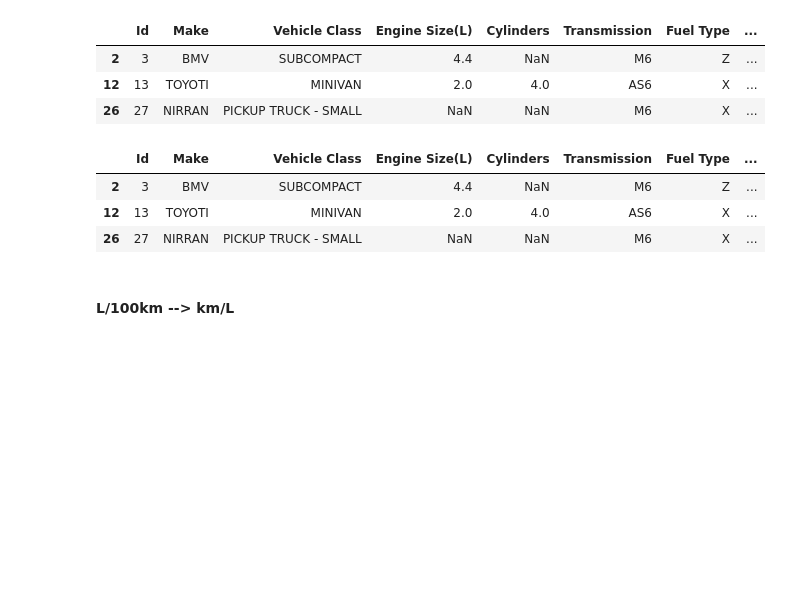
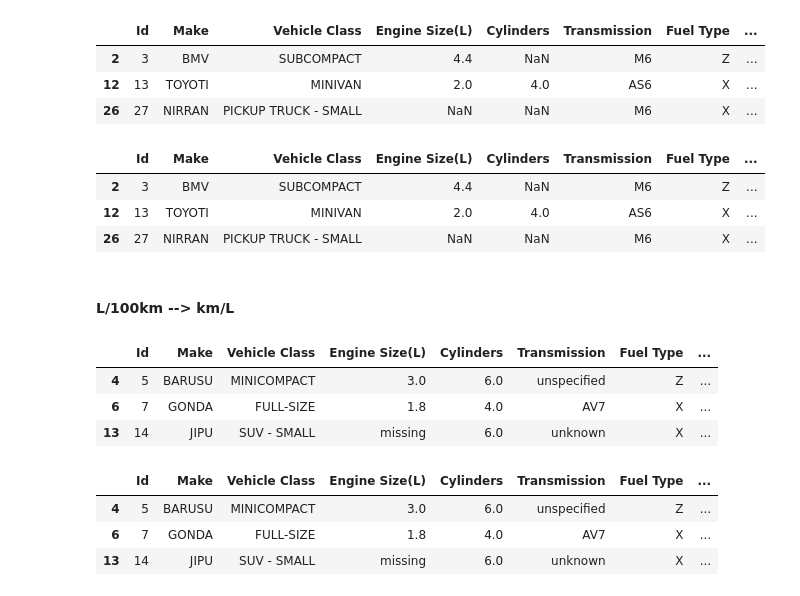
Before and after one commit to radyadhewa/Kaggle-Data-Slayer-2023, a Jupyter notebook: data-slayer.ipynb, the cells around one changed output. Saved outputs shown, nothing was run; the diff lists cells and outputs as text; code cells hidden in the pictures; blank space fills up the shorter version.

```diff
--- a/data-slayer.ipynb
+++ b/data-slayer.ipynb
@@ -294,5 +294,17 @@ df_train[df_train['MeasureUnit_FuelCity'] == 'L/10km'].head(3)
 # %% [markdown]
 #### L/100km --> km/L
 # %%
-df_checking['numeric_FuelCity'] = np.where(df_train['MeasureUnit_FuelCity'] == 'L/10km', 1 / df_train['numeric_FuelCity'], df_train['numeric_FuelCity'])
-df_checking[df_checking['MeasureUnit_FuelCity'] == 'L/10km'].head(3)
+df_checking['numeric_FuelCity'] = np.where(df_train['MeasureUnit_FuelCity'] == 'L/100km', 100 / df_train['numeric_FuelCity'], df_train['numeric_FuelCity'])
+df_checking[df_checking['MeasureUnit_FuelCity'] == 'L/100km'].head(3)
+# %% [output]
+|  | Id | Make | Vehicle Class | Engine Size(L) | Cylinders | Transmission | Fuel Type | ... |
+| 4 | 5 | BARUSU | MINICOMPACT | 3.0 | 6.0 | unspecified | Z | ... |
+| 6 | 7 | GONDA | FULL-SIZE | 1.8 | 4.0 | AV7 | X | ... |
+| 13 | 14 | JIPU | SUV - SMALL | missing | 6.0 | unknown | X | ... |
+# %%
+df_train[df_train['MeasureUnit_FuelCity'] == 'L/100km'].head(3)
+# %% [output]
+|  | Id | Make | Vehicle Class | Engine Size(L) | Cylinders | Transmission | Fuel Type | ... |
+| 4 | 5 | BARUSU | MINICOMPACT | 3.0 | 6.0 | unspecified | Z | ... |
+| 6 | 7 | GONDA | FULL-SIZE | 1.8 | 4.0 | AV7 | X | ... |
+| 13 | 14 | JIPU | SUV - SMALL | missing | 6.0 | unknown | X | ... |
```
Also changed, not shown: parts of 14 cells of this notebook, 1 other file.
